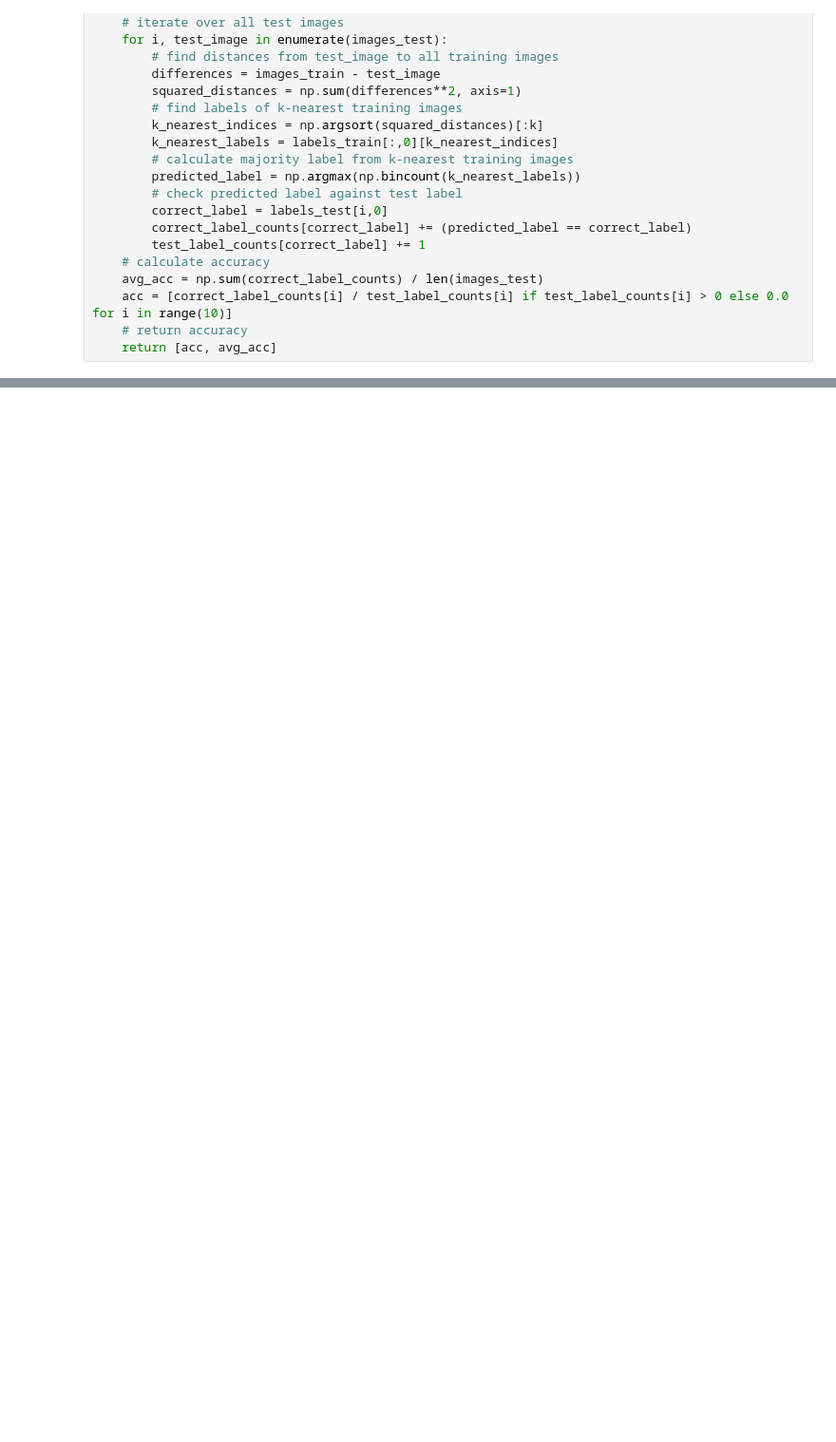
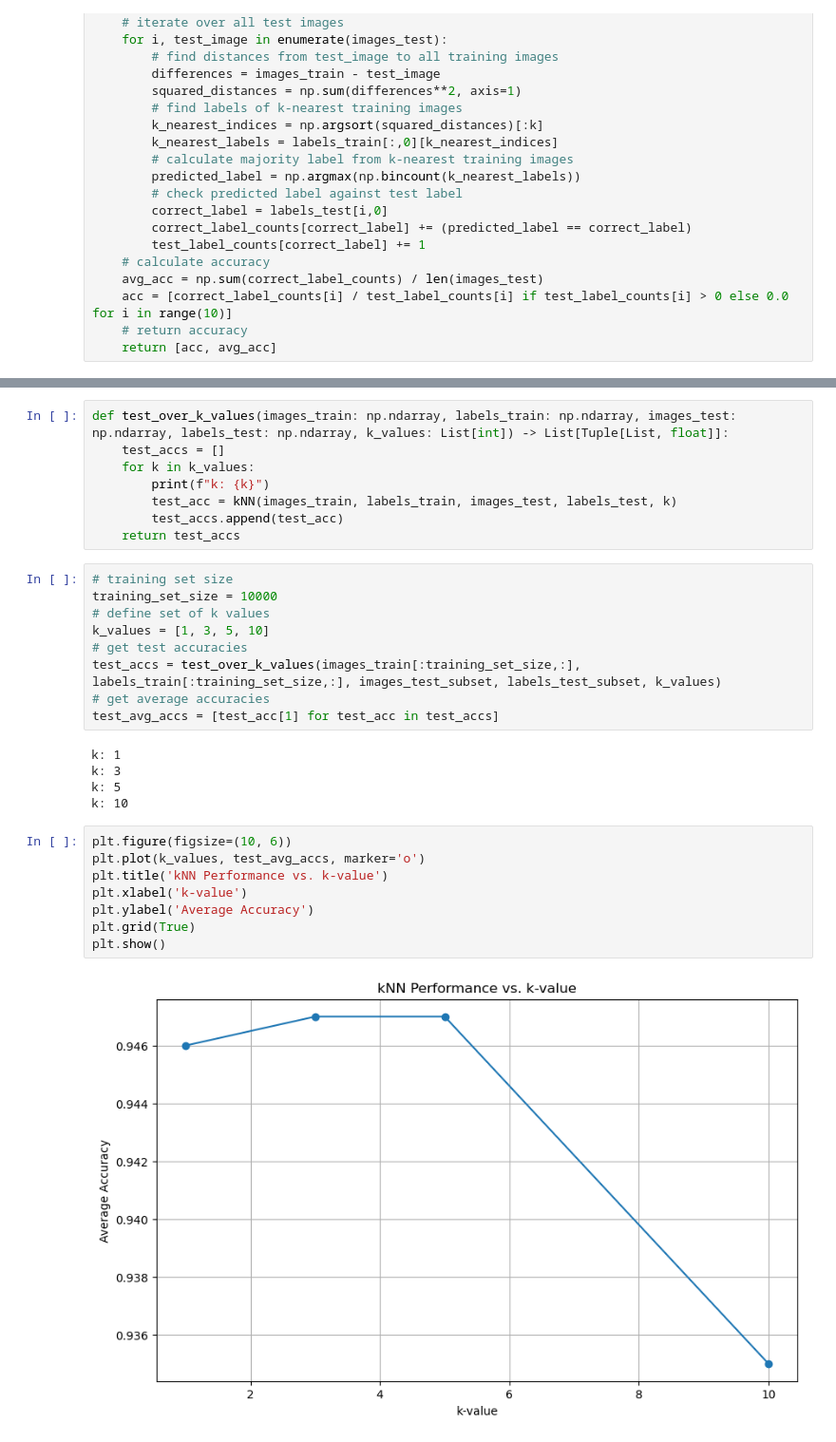
Before and after one commit to scalettar/ecs271, a Jupyter notebook: hw1/code/hw1.ipynb, the cells around one changed output, grey strips where cells are left out. Shown: that part at 95% size. Drawn from its saved outputs; the diff is of its cells as text; blank space fills up the shorter version.

```diff
--- a/hw1/code/hw1.ipynb
+++ b/hw1/code/hw1.ipynb
@@ -92,0 +125,32 @@ oneNN_acc
+# %%
+def test_over_k_values(images_train: np.ndarray, labels_train: np.ndarray, images_test: np.ndarray, labels_test: np.ndarray, k_values: List[int]) -> List[Tuple[List, float]]:
+    test_accs = []
+    for k in k_values:
+        print(f"k: {k}")
+        test_acc = kNN(images_train, labels_train, images_test, labels_test, k)
+        test_accs.append(test_acc)
+    return test_accs
+# %%
+# training set size
+training_set_size = 10000
+# define set of k values
+k_values = [1, 3, 5, 10]
+# get test accuracies
+test_accs = test_over_k_values(images_train[:training_set_size,:], labels_train[:training_set_size,:], images_test_subset, labels_test_subset, k_values)
+# get average accuracies
+test_avg_accs = [test_acc[1] for test_acc in test_accs]
+# %% [output]
+k: 1
+k: 3
+k: 5
+k: 10
+# %%
+plt.figure(figsize=(10, 6))
+plt.plot(k_values, test_avg_accs, marker='o')
+plt.title('kNN Performance vs. k-value')
+plt.xlabel('k-value')
+plt.ylabel('Average Accuracy')
+plt.grid(True)
+plt.show()
+# %% [output]
+[figure, added]
```
Also changed, not shown: parts of 10 cells of this notebook.
